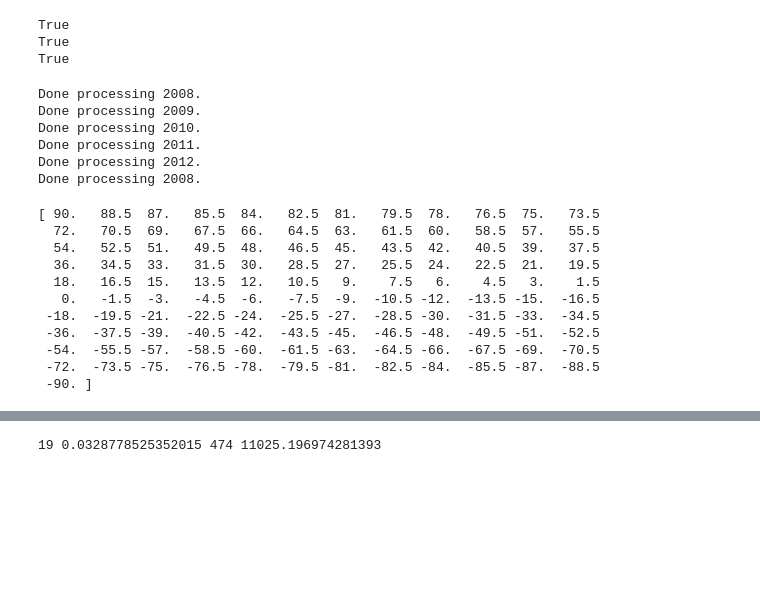
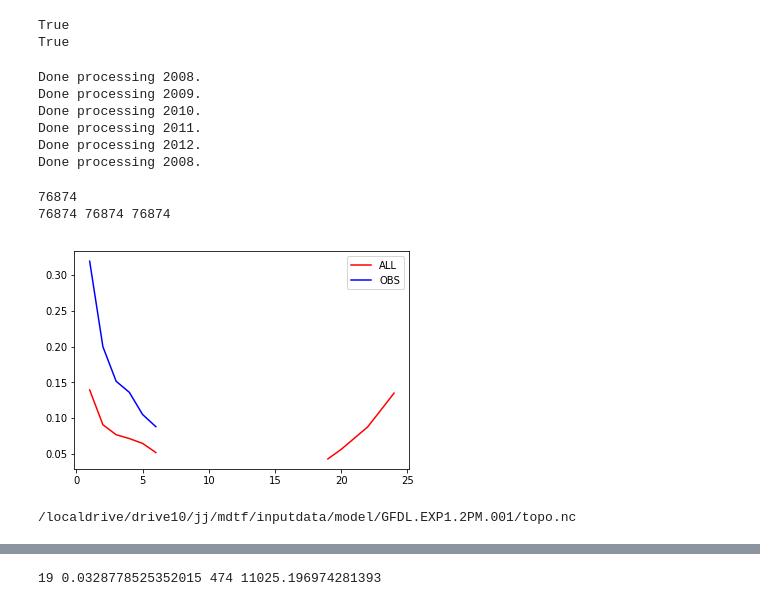
Before and after one commit to NOAA-GFDL/MDTF-diagnostics, a Jupyter notebook: diagnostics/etc_composites/remove/subset_latitudes.ipynb, the cells around one changed output, grey strips where cells are left out. Cells and saved outputs as stored; diff of their text form; code cells hidden in the pictures; blank space fills up the shorter version.

```diff
--- a/diagnostics/etc_composites/remove/subset_latitudes.ipynb
+++ b/diagnostics/etc_composites/remove/subset_latitudes.ipynb
@@ -16,19 +18,19 @@ import xarray as xr
 # %%
 # reading in the matlab files for era-interim
-folder = '/localdrive/drive10/jj/mdtf/wkdir/MDTF_ERAI.EXP1.TEST.001_2008_2012/etc_composites/tmp/RUNDIR/tmprun/read_tmprun/'
+folder = '/localdrive/drive10/jj/mdtf/wkdir/MDTF_ERAI.EXP1.TEST.v2.001_2008_2012/etc_composites/tmp/RUNDIR/tmprun/read_tmprun/'
 print(os.path.exists(folder))
 
 # reading in a sample model data
-mdtf_folder = '/localdrive/drive10/jj/mdtf/wkdir/MDTF_GFDL.EXP1.2PM.001_2008_2012/etc_composites/tmp/RUNDIR/tmprun/read_tmprun/'
+mdtf_folder = '/localdrive/drive10/jj/mdtf/wkdir/MDTF_GFDL.EXP1.2PM.v10.001_2008_2012/etc_composites/tmp/RUNDIR/tmprun/read_tmprun/'
 print(os.path.exists(mdtf_folder))
 
 # Reading in the topography file
-lm_file = '/localdrive/drive10/jj/mdtf/inputdata/model/ERAI.EXP1.TEST.001/topo.nc'
-print(os.path.exists(lm_file))
+# lm_file = '/localdrive/drive10/jj/mdtf/inputdata/model/ERAI.EXP1.TEST.001/topo.nc'
+# lm_file = '/localdrive/drive10/jj/mdtf/inputdata/model/GFDL.EXP1.2PM.001/topo.nc'
+# lm_file = '/localdrive/drive10/jj/mdtf/inputdata/model/ERA5.ALL.DEG15.001/topo.nc'
 # %% [output]
 True
 True
-True
 # %%
 importlib.reload(reader)
 
@@ -78,3 +85,9 @@ Done processing 2010.
 Done processing 2011.
 Done processing 2012.
 Done processing 2008.
+# %%
+print(len(erai_lm_flag))
+print(len(erai_lat), len(erai_mm), len(erai_lon))
+# %% [output]
+76874
+76874 76874 76874
@@ -80,0 +125,20 @@ Done processing 2008.
+# %%
+# ERAI disbribution for the observations (entire collection of cyclones)
+bins = np.arange(-60, 60, 5)
+erai_lat_ind = np.digitize(erai_lat, bins=bins)
+erai_lat_bin_counts = np.bincount(erai_lat_ind, minlength=len(bins)+1)
+erai_pct = erai_lat_bin_counts/np.sum(erai_lat_bin_counts)
+erai_pct[erai_lat_bin_counts == 0] = np.nan
+
+# ERAI disbribution for the observations(SH Ocean Warm)
+erai_obs_lat_ind = np.digitize(erai_obs_lat, bins=bins)
+erai_obs_lat_bin_counts = np.bincount(erai_obs_lat_ind, minlength=len(bins)+1)
+erai_obs_pct = erai_obs_lat_bin_counts/np.sum(erai_obs_lat_bin_counts)
+erai_obs_pct[erai_obs_lat_bin_counts == 0] = np.nan
+# %%
+plt.plot(erai_pct, color='r', label='ALL')
+plt.plot(erai_obs_pct, color='b', label='OBS')
+plt.legend(loc=0)
+plt.show()
+# %% [output]
+[figure, added]
@@ -86,21 +155,9 @@ reflon = slp.lon.values
 
 reflon, reflat = np.meshgrid(reflon, reflat)
 
+print(lm_file)
 ds = xr.open_dataset(lm_file)
-lm = ds.lsm.isel(time=0).values
+lm = ds.lsm.values
 lm = (lm > 50./100.)
+# %% [output]
+/localdrive/drive10/jj/mdtf/inputdata/model/GFDL.EXP1.2PM.001/topo.nc
-# %%
-# print(ds.longitude.values)
-print(slp.lat.values)
-# %% [output]
-[ 90.   88.5  87.   85.5  84.   82.5  81.   79.5  78.   76.5  75.   73.5
-  72.   70.5  69.   67.5  66.   64.5  63.   61.5  60.   58.5  57.   55.5
-  54.   52.5  51.   49.5  48.   46.5  45.   43.5  42.   40.5  39.   37.5
-  36.   34.5  33.   31.5  30.   28.5  27.   25.5  24.   22.5  21.   19.5
-  18.   16.5  15.   13.5  12.   10.5   9.    7.5   6.    4.5   3.    1.5
-   0.   -1.5  -3.   -4.5  -6.   -7.5  -9.  -10.5 -12.  -13.5 -15.  -16.5
- -18.  -19.5 -21.  -22.5 -24.  -25.5 -27.  -28.5 -30.  -31.5 -33.  -34.5
- -36.  -37.5 -39.  -40.5 -42.  -43.5 -45.  -46.5 -48.  -49.5 -51.  -52.5
- -54.  -55.5 -57.  -58.5 -60.  -61.5 -63.  -64.5 -66.  -67.5 -69.  -70.5
- -72.  -73.5 -75.  -76.5 -78.  -79.5 -81.  -82.5 -84.  -85.5 -87.  -88.5
- -90. ]
```
Also changed, not shown: parts of 16 cells of this notebook, 9 other files.
